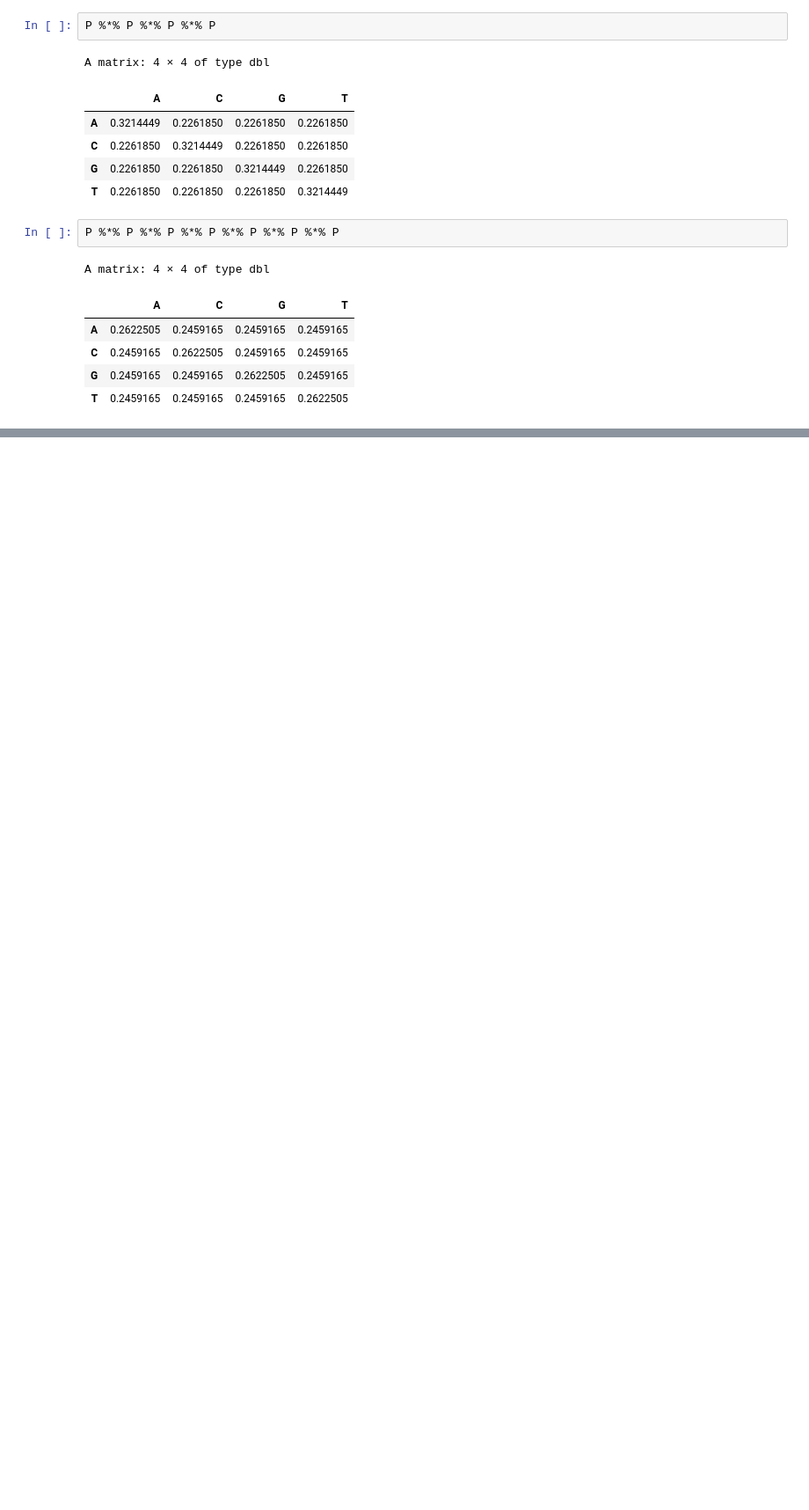
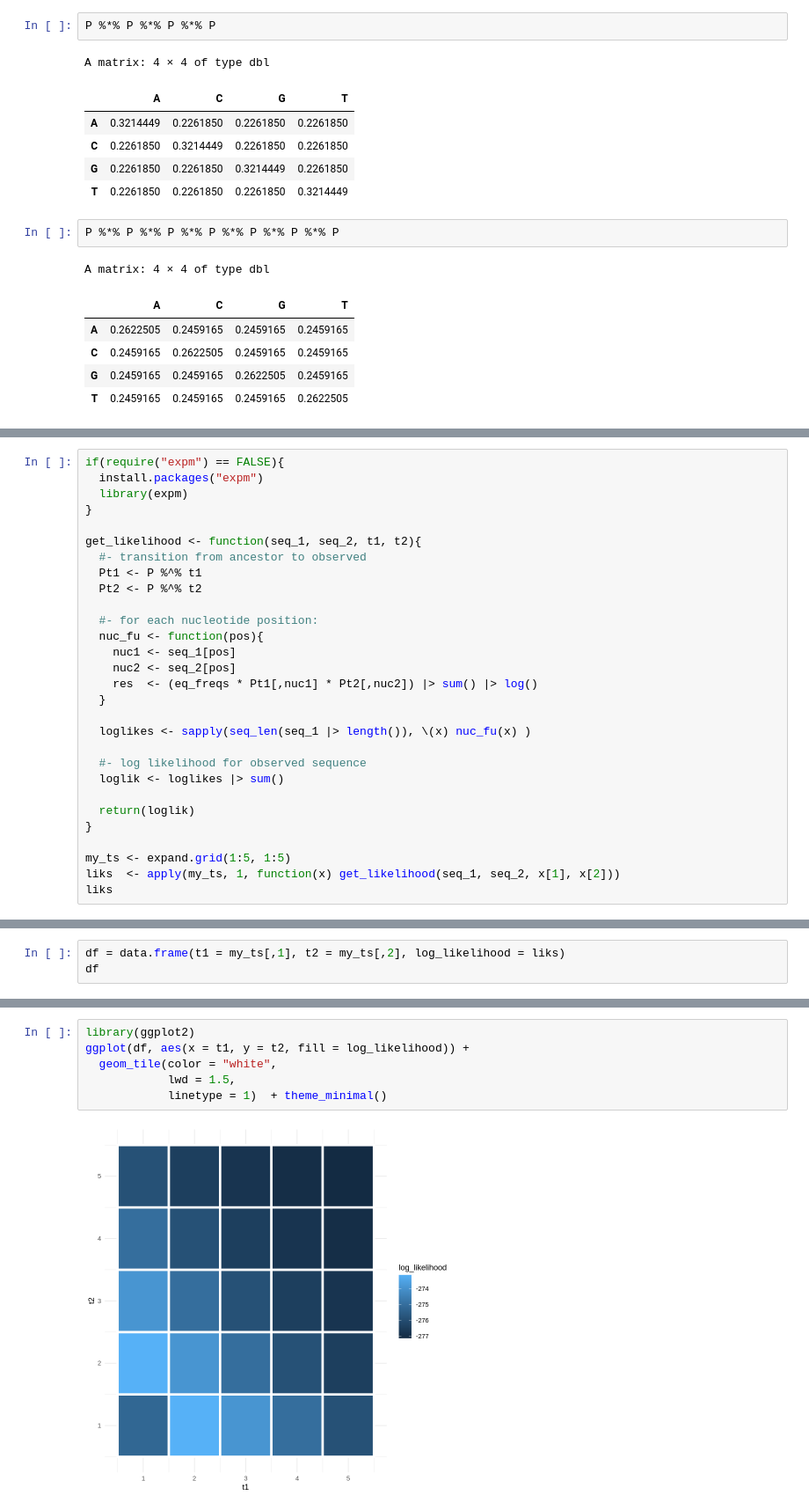
Before and after one commit to kostkalab/mol-evol_notebooks, a Jupyter notebook: lecture_mol_evol_03_15_2023.ipynb, the cells around one changed output, grey strips where cells are left out. Shown: that part at 88% size. Saved outputs shown, nothing was run; the diff lists cells and outputs as text; blank space fills up the shorter version.

```diff
--- a/lecture_mol_evol_03_15_2023.ipynb
+++ b/lecture_mol_evol_03_15_2023.ipynb
@@ -249,0 +266,29 @@ Do you know what an eigenvector is?
+# %%
+if(require("expm") == FALSE){
+  install.packages("expm")
+  library(expm)
+}
+
+get_likelihood <- function(seq_1, seq_2, t1, t2){
+  #- transition from ancestor to observed
+  Pt1 <- P %^% t1
+  Pt2 <- P %^% t2
+
+  #- for each nucleotide position:
+  nuc_fu <- function(pos){
+    nuc1 <- seq_1[pos]
+    nuc2 <- seq_2[pos]
+    res  <- (eq_freqs * Pt1[,nuc1] * Pt2[,nuc2]) |> sum() |> log()
+  }
+
+  loglikes <- sapply(seq_len(seq_1 |> length()), \(x) nuc_fu(x) )
+
+  #- log likelihood for observed sequence
+  loglik <- loglikes |> sum()
+
+  return(loglik)
+}
+
+my_ts <- expand.grid(1:5, 1:5)
+liks  <- apply(my_ts, 1, function(x) get_likelihood(seq_1, seq_2, x[1], x[2]))
+liks
@@ -249,0 +302,3 @@ Do you know what an eigenvector is?
+# %%
+df = data.frame(t1 = my_ts[,1], t2 = my_ts[,2], log_likelihood = liks)
+df
@@ -249,0 +325,8 @@ Do you know what an eigenvector is?
+# %%
+library(ggplot2)
+ggplot(df, aes(x = t1, y = t2, fill = log_likelihood)) +
+  geom_tile(color = "white",
+            lwd = 1.5,
+            linetype = 1)  + theme_minimal()
+# %% [output]
+[figure, added]
```
Also changed, not shown: parts of 27 cells of this notebook.
